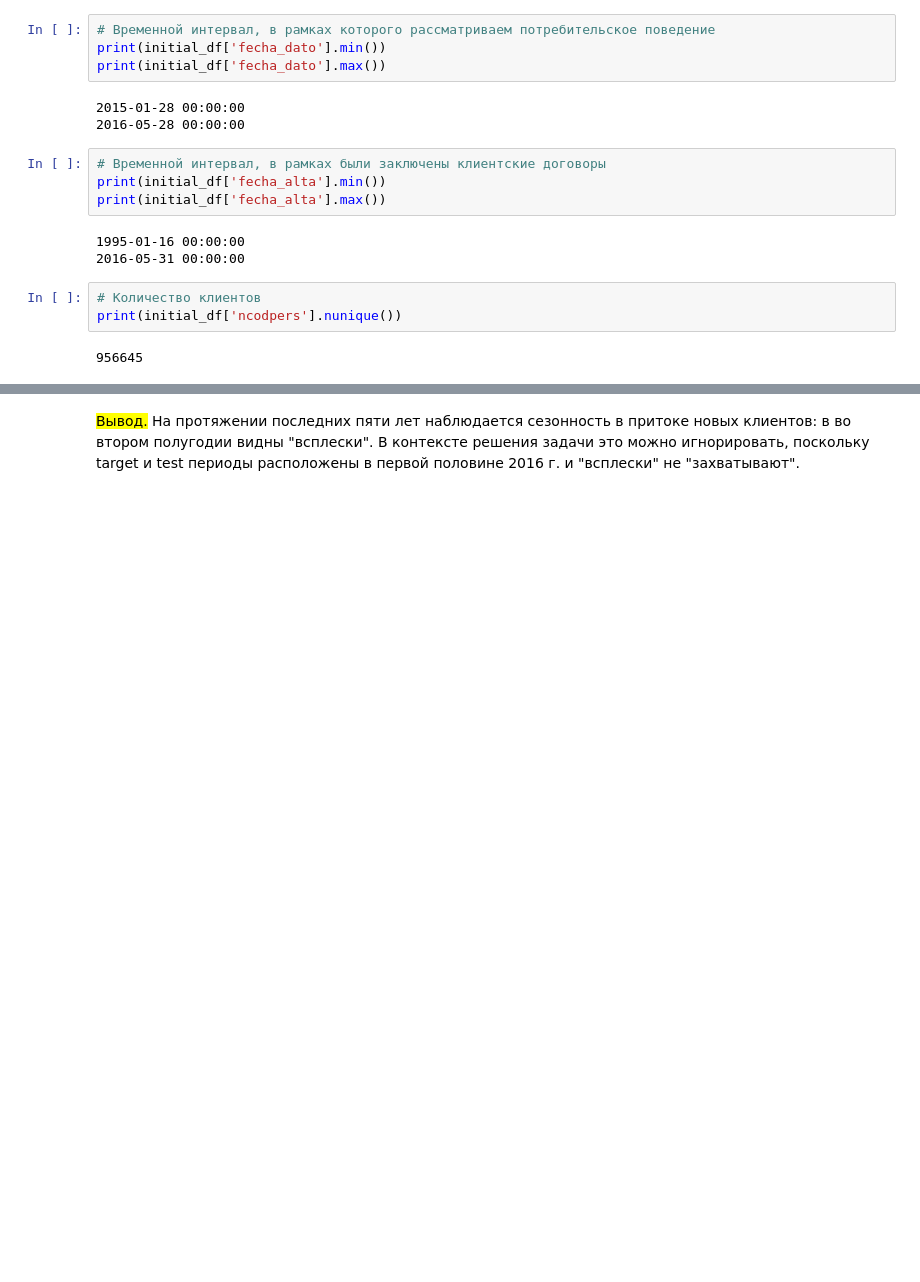
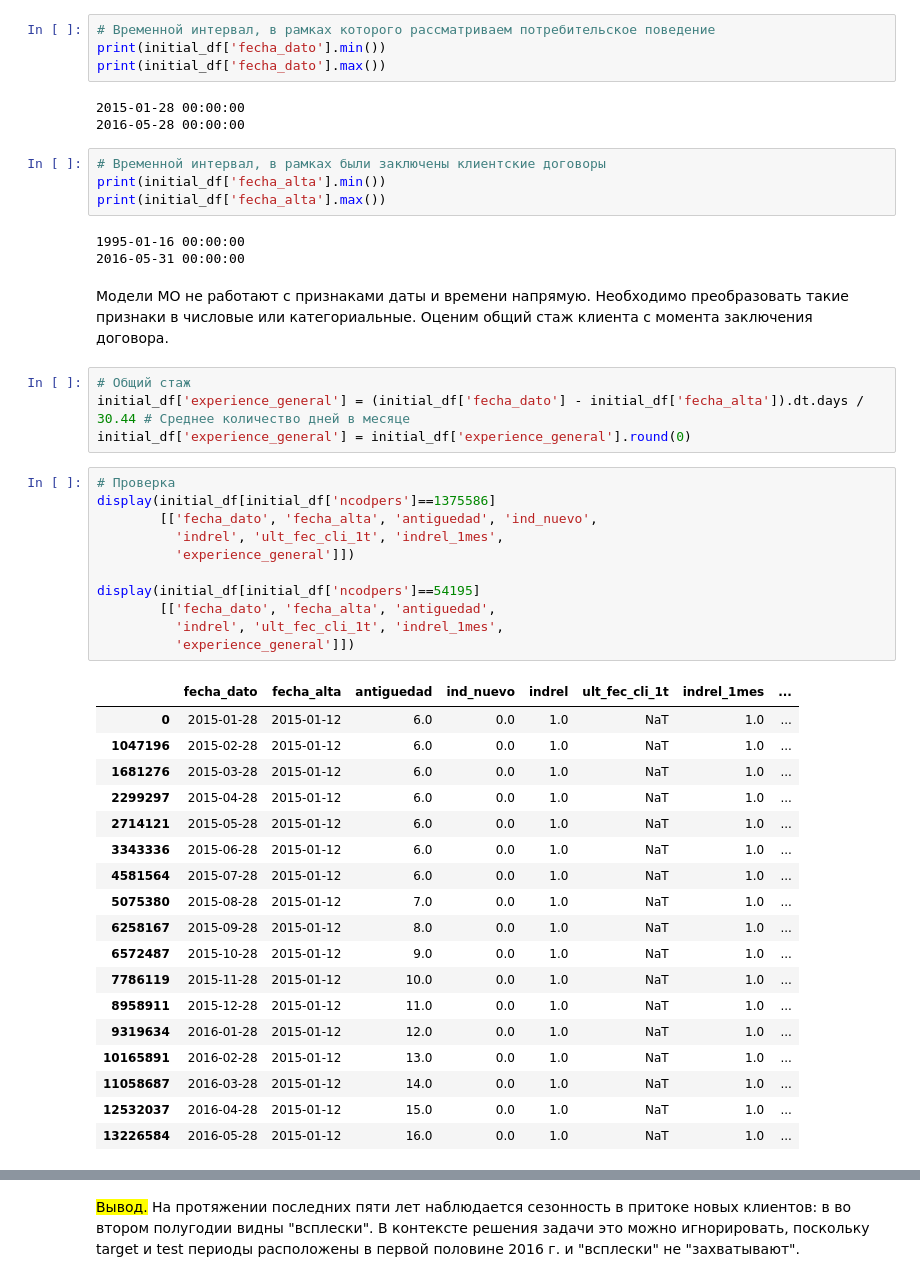
Before and after one commit to alien150684/banking_products_recom, a Jupyter notebook: recommendations.ipynb, the cells around one changed output, grey strips where cells are left out. Cells and saved outputs as stored; diff of their text form; blank space fills up the shorter version.

```diff
--- a/recommendations.ipynb
+++ b/recommendations.ipynb
@@ -233,8 +258,39 @@ print(initial_df['fecha_alta'].max())
 # %% [output]
 1995-01-16 00:00:00
 2016-05-31 00:00:00
-# %%
-# Количество клиентов
-print(initial_df['ncodpers'].nunique())
-# %% [output]
-956645
+# %% [markdown]
+Модели МО не работают с признаками даты и времени напрямую. Необходимо преобразовать такие признаки в числовые или категориальные. Оценим общий стаж клиента с момента заключения договора.
+# %%
+# Общий стаж
+initial_df['experience_general'] = (initial_df['fecha_dato'] - initial_df['fecha_alta']).dt.days / 30.44 # Среднее количество дней в месяце
+initial_df['experience_general'] = initial_df['experience_general'].round(0)
+# %%
+# Проверка
+display(initial_df[initial_df['ncodpers']==1375586]
+        [['fecha_dato', 'fecha_alta', 'antiguedad', 'ind_nuevo',
+          'indrel', 'ult_fec_cli_1t', 'indrel_1mes',
+          'experience_general']])
+
+display(initial_df[initial_df['ncodpers']==54195]
+        [['fecha_dato', 'fecha_alta', 'antiguedad',
+          'indrel', 'ult_fec_cli_1t', 'indrel_1mes',
+          'experience_general']])
+# %% [output]
+|  | fecha_dato | fecha_alta | antiguedad | ind_nuevo | indrel | ult_fec_cli_1t | indrel_1mes | ... |
+| 0 | 2015-01-28 | 2015-01-12 | 6.0 | 0.0 | 1.0 | NaT | 1.0 | ... |
+| 1047196 | 2015-02-28 | 2015-01-12 | 6.0 | 0.0 | 1.0 | NaT | 1.0 | ... |
+| 1681276 | 2015-03-28 | 2015-01-12 | 6.0 | 0.0 | 1.0 | NaT | 1.0 | ... |
+| 2299297 | 2015-04-28 | 2015-01-12 | 6.0 | 0.0 | 1.0 | NaT | 1.0 | ... |
+| 2714121 | 2015-05-28 | 2015-01-12 | 6.0 | 0.0 | 1.0 | NaT | 1.0 | ... |
+| 3343336 | 2015-06-28 | 2015-01-12 | 6.0 | 0.0 | 1.0 | NaT | 1.0 | ... |
+| 4581564 | 2015-07-28 | 2015-01-12 | 6.0 | 0.0 | 1.0 | NaT | 1.0 | ... |
+| 5075380 | 2015-08-28 | 2015-01-12 | 7.0 | 0.0 | 1.0 | NaT | 1.0 | ... |
+| 6258167 | 2015-09-28 | 2015-01-12 | 8.0 | 0.0 | 1.0 | NaT | 1.0 | ... |
+| 6572487 | 2015-10-28 | 2015-01-12 | 9.0 | 0.0 | 1.0 | NaT | 1.0 | ... |
+| 7786119 | 2015-11-28 | 2015-01-12 | 10.0 | 0.0 | 1.0 | NaT | 1.0 | ... |
+| 8958911 | 2015-12-28 | 2015-01-12 | 11.0 | 0.0 | 1.0 | NaT | 1.0 | ... |
+| 9319634 | 2016-01-28 | 2015-01-12 | 12.0 | 0.0 | 1.0 | NaT | 1.0 | ... |
+| 10165891 | 2016-02-28 | 2015-01-12 | 13.0 | 0.0 | 1.0 | NaT | 1.0 | ... |
+| 11058687 | 2016-03-28 | 2015-01-12 | 14.0 | 0.0 | 1.0 | NaT | 1.0 | ... |
+| 12532037 | 2016-04-28 | 2015-01-12 | 15.0 | 0.0 | 1.0 | NaT | 1.0 | ... |
+| 13226584 | 2016-05-28 | 2015-01-12 | 16.0 | 0.0 | 1.0 | NaT | 1.0 | ... |
```
Also changed, not shown: parts of 35 cells of this notebook.
